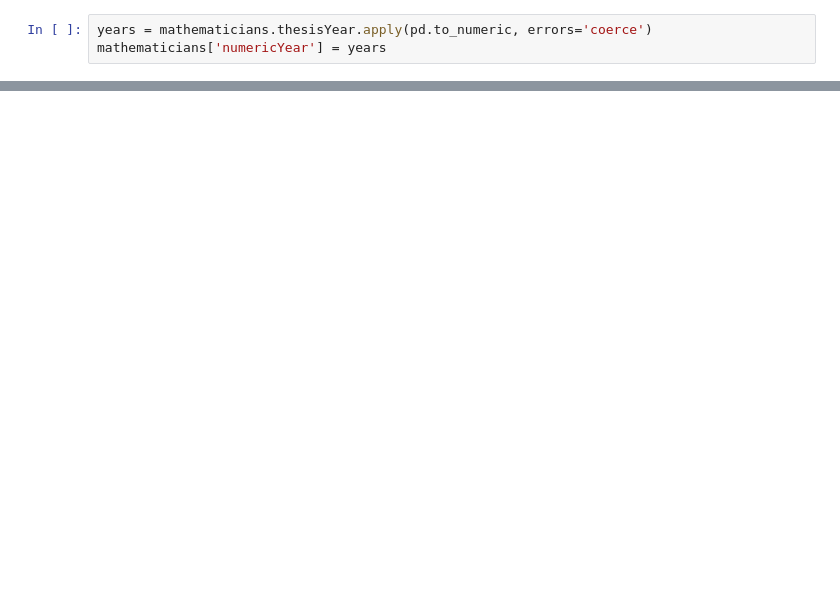
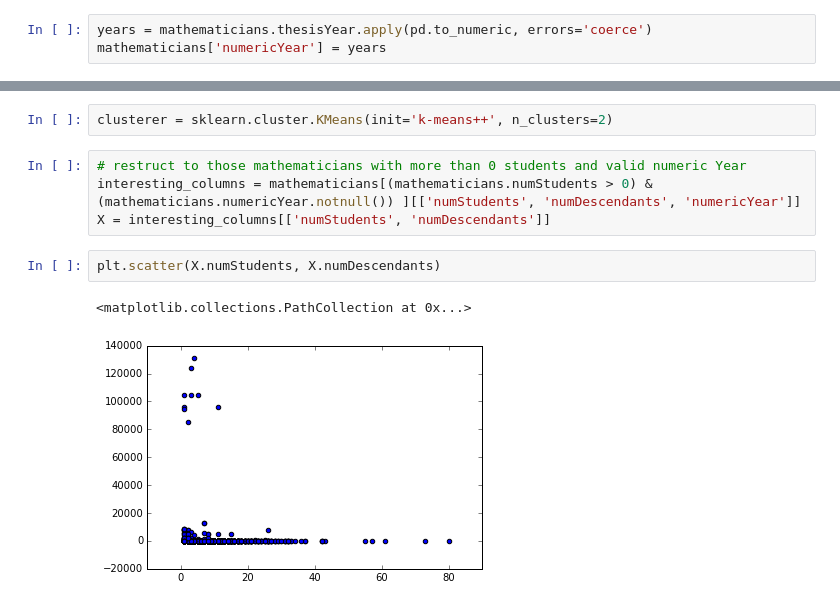
Before and after one commit to AusCoder/data_project_GA, a Jupyter notebook: math_genealogy/math_genealogy_analysis.ipynb, the cells around one changed output, grey strips where cells are left out. Saved outputs shown, nothing was run; the diff lists cells and outputs as text; blank space fills up the shorter version.

```diff
--- a/math_genealogy/math_genealogy_analysis.ipynb
+++ b/math_genealogy/math_genealogy_analysis.ipynb
@@ -61,0 +67,11 @@ plt.ylabel('number of descendants')
+# %%
+clusterer = sklearn.cluster.KMeans(init='k-means++', n_clusters=2)
+# %%
+# restruct to those mathematicians with more than 0 students and valid numeric Year
+interesting_columns = mathematicians[(mathematicians.numStudents > 0) & (mathematicians.numericYear.notnull()) ][['numStudents', 'numDescendants', 'numericYear']]
+X = interesting_columns[['numStudents', 'numDescendants']]
+# %%
+plt.scatter(X.numStudents, X.numDescendants)
+# %% [output]
+<matplotlib.collections.PathCollection at 0x...>
+[figure, added]
```
Also changed, not shown: parts of 10 cells of this notebook, 1 other file.
